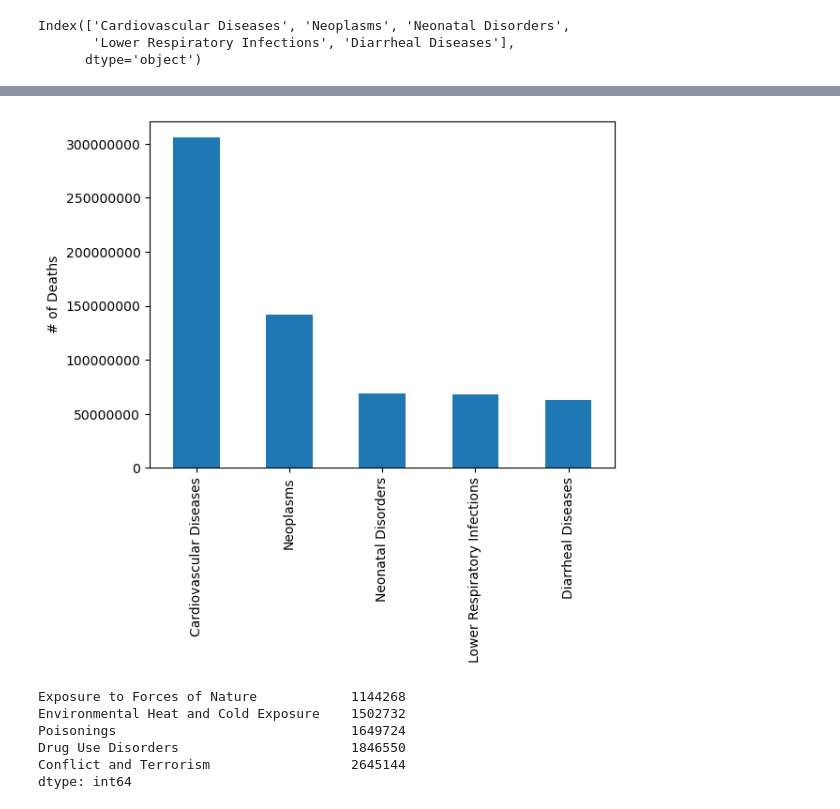
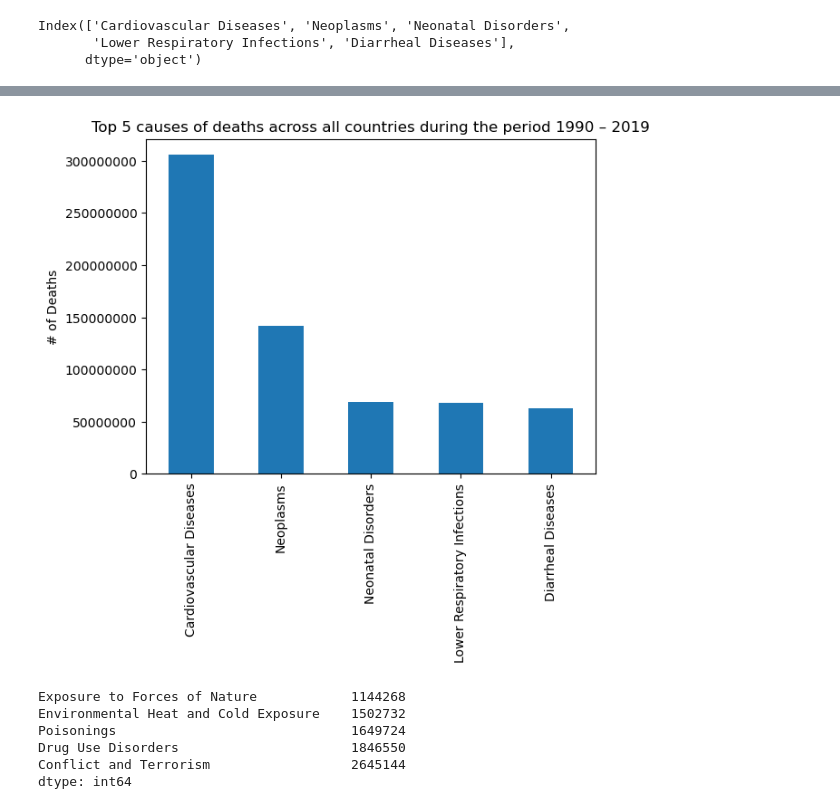
Before and after one commit to JoeyForgetabbait/Common-Causes-of-Death-, a Jupyter notebook: Cause of Death Analysis/CommonCausesofDeath.ipynb, the cells around one changed output, grey strips where cells are left out. Drawn from its saved outputs; the diff is of its cells as text; code cells hidden in the pictures.

Commit message:
added some labels to charts

```diff
--- a/Cause of Death Analysis/CommonCausesofDeath.ipynb
+++ b/Cause of Death Analysis/CommonCausesofDeath.ipynb
@@ -110,12 +110,13 @@ top_deaths.plot.pie(autopct='%1.1f%%')
 [figure]
 # %%
 top_deaths.plot.bar()
+plt.title('Top 5 causes of deaths across all countries during the period 1990 – 2019')
 plt.ylabel('# of Deaths')
 #https://www.reddit.com/r/learnpython/comments/el4vbx/how_to_remove_scientific_notation_from_a/
 plt.gcf().axes[0].yaxis.get_major_formatter().set_scientific(False)
 plt.show()
 # %% [output]
-[figure, old version]
+[figure, new version]
 # %%
 #least deadly causes of death 1990-2019
 least_deaths_df=top_deaths_df.sort_values()
```
Also changed, not shown: parts of 3 cells of this notebook.
